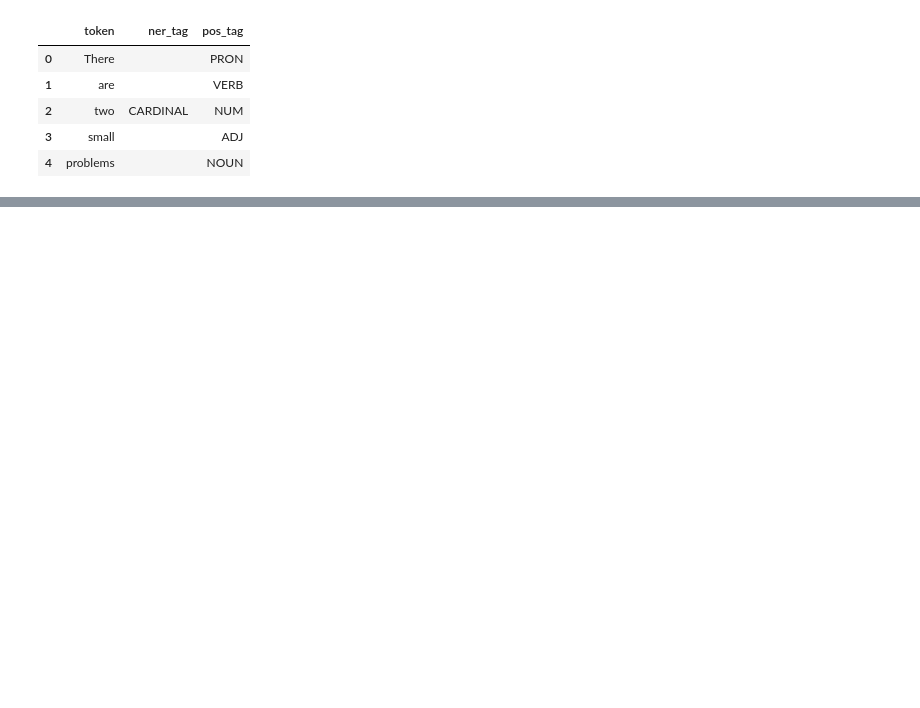
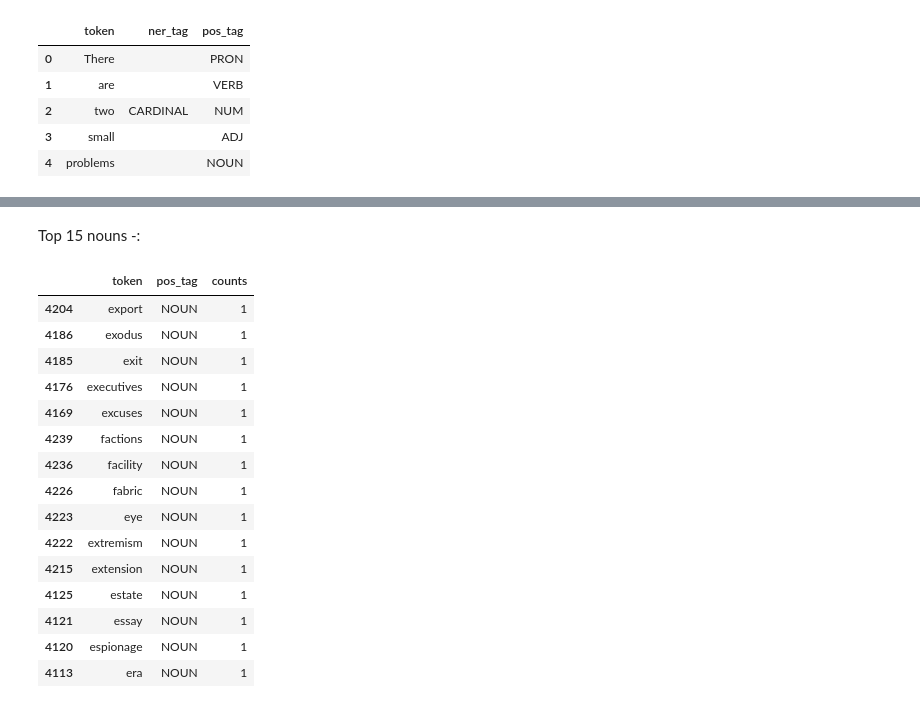
Before and after one commit to Pavan-AIML/NLP_based_REAL-Fake_new_classifier., a Jupyter notebook: code.ipynb, the cells around one changed output, grey strips where cells are left out. Saved outputs shown, nothing was run; the diff lists cells and outputs as text; code cells hidden in the pictures; blank space fills up the shorter version.

Commit message:
generating insights of nouns in fake and fact position counts

```diff
--- a/code.ipynb
+++ b/code.ipynb
@@ -121,3 +123,7 @@ fake_tagsdf.head()
 | 2 | two | CARDINAL | NUM |
 | 3 | small |  | ADJ |
 | 4 | problems |  | NOUN |
+# %%
+pos_counts_fake = fake_tagsdf.groupby(['token', 'pos_tag']).size().reset_index(name='counts').sort_values(by= 'counts')
+
+pos_counts_fake.head(10)
@@ -123,0 +188,21 @@ fake_tagsdf.head()
+# %% [markdown]
+Top 15 nouns -:
+# %%
+pos_counts_fake[pos_counts_fake.pos_tag == 'NOUN'][:15]
+# %% [output]
+|  | token | pos_tag | counts |
+| 4204 | export | NOUN | 1 |
+| 4186 | exodus | NOUN | 1 |
+| 4185 | exit | NOUN | 1 |
+| 4176 | executives | NOUN | 1 |
+| 4169 | excuses | NOUN | 1 |
+| 4239 | factions | NOUN | 1 |
+| 4236 | facility | NOUN | 1 |
+| 4226 | fabric | NOUN | 1 |
+| 4223 | eye | NOUN | 1 |
+| 4222 | extremism | NOUN | 1 |
+| 4215 | extension | NOUN | 1 |
+| 4125 | estate | NOUN | 1 |
+| 4121 | essay | NOUN | 1 |
+| 4120 | espionage | NOUN | 1 |
+| 4113 | era | NOUN | 1 |
```
Also changed, not shown: parts of 7 cells of this notebook.
